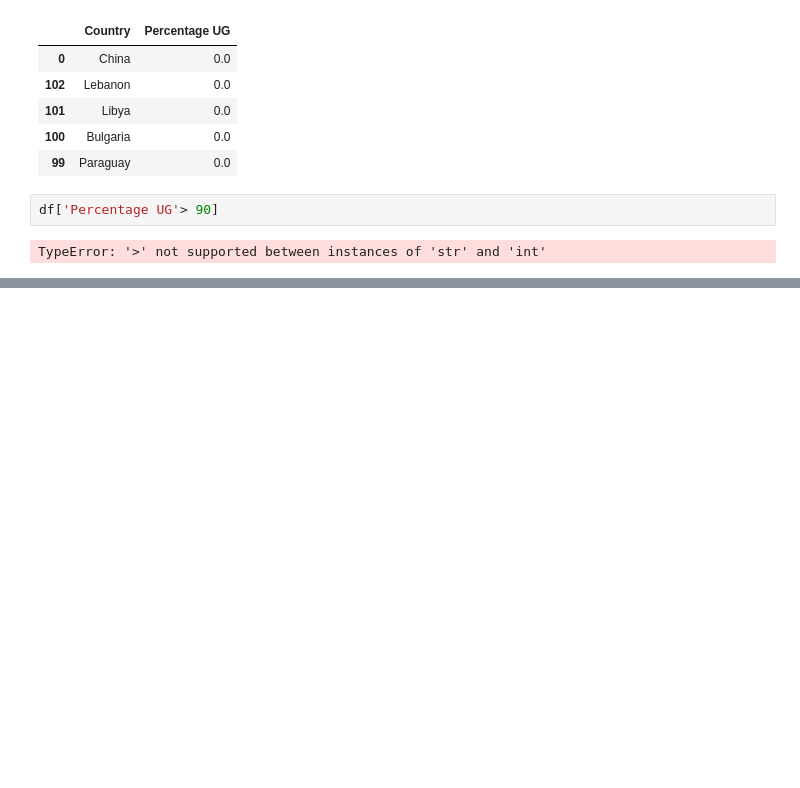
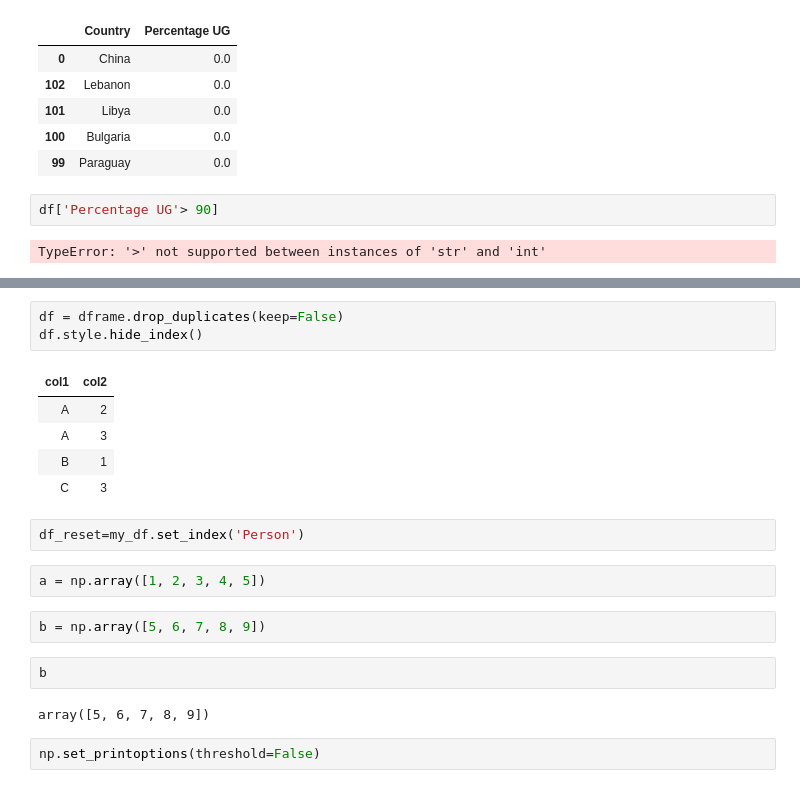
Before and after one commit to RAJAT199292/DataScienceVisualization, a Jupyter notebook: daily partcise.ipynb, the cells around one changed output, grey strips where cells are left out. Saved outputs shown, nothing was run; the diff lists cells and outputs as text; blank space fills up the shorter version.

```diff
--- a/daily partcise.ipynb
+++ b/daily partcise.ipynb
@@ -1146,0 +1170,21 @@ TypeError: '>' not supported between instances of 'str' and 'int'
+# %%
+df = dframe.drop_duplicates(keep=False)
+df.style.hide_index()
+# %% [output]
+| col1 | col2 |
+| A | 2 |
+| A | 3 |
+| B | 1 |
+| C | 3 |
+# %%
+df_reset=my_df.set_index('Person')
+# %%
+a = np.array([1, 2, 3, 4, 5])
+# %%
+b = np.array([5, 6, 7, 8, 9])
+# %%
+b
+# %% [output]
+array([5, 6, 7, 8, 9])
+# %%
+np.set_printoptions(threshold=False)
```
Also changed, not shown: parts of 17 cells of this notebook, 5 other files.
